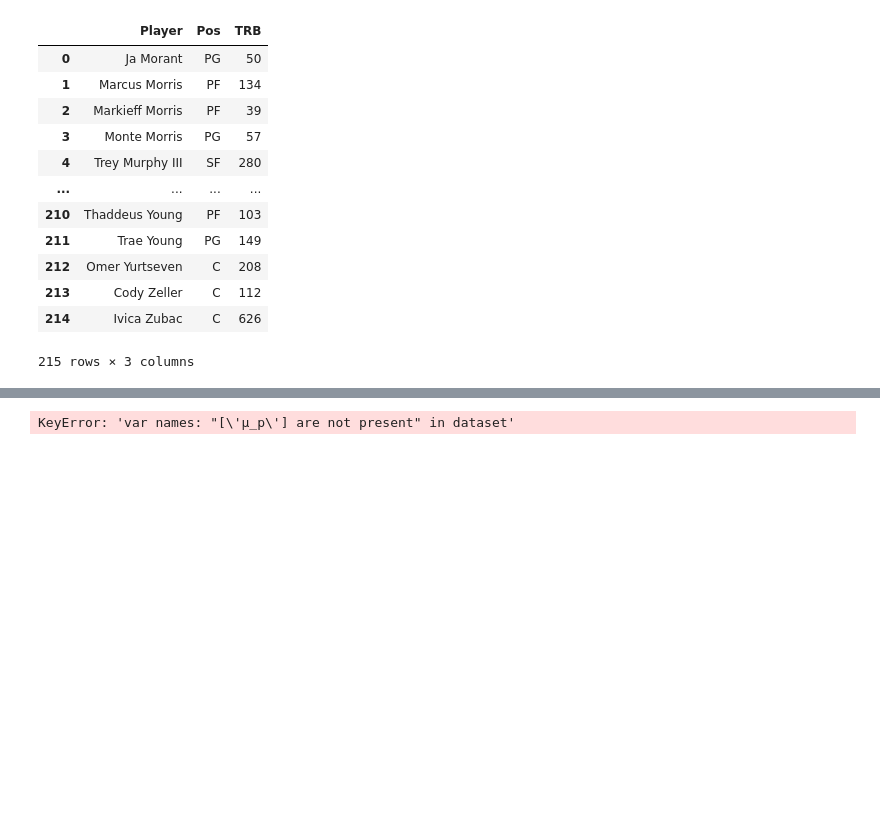
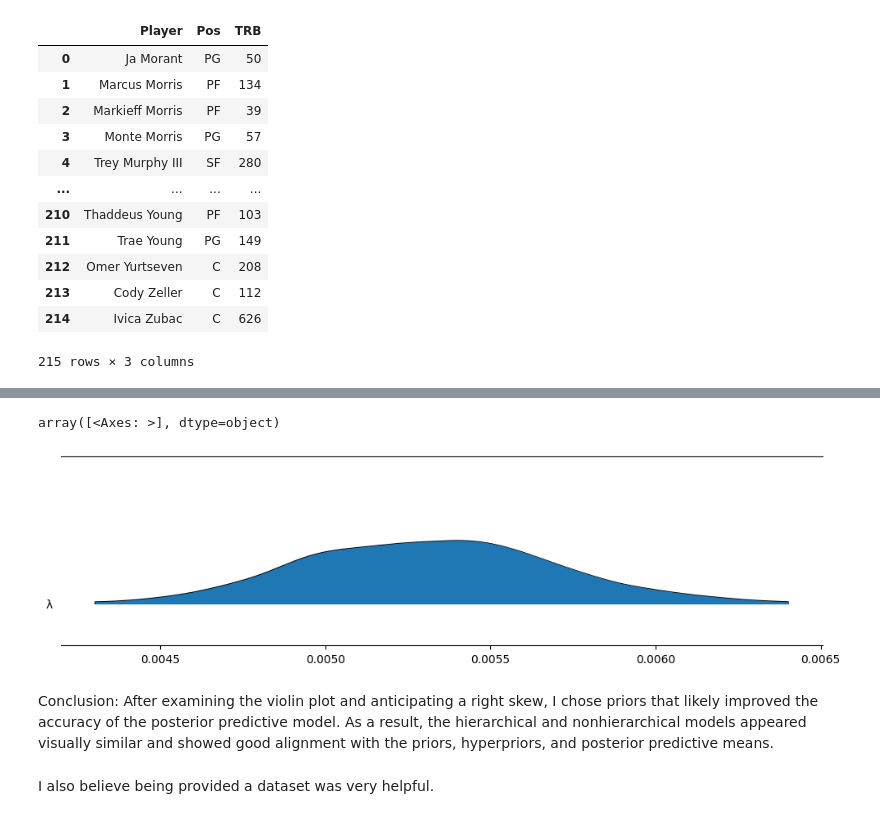
Before and after one commit to rumijay/Data-Science-2025, a Jupyter notebook: Rumi_Jawad_Unit4Project.ipynb, the cells around one changed output, grey strips where cells are left out. Saved outputs shown, nothing was run; the diff lists cells and outputs as text; code cells hidden in the pictures; blank space fills up the shorter version.

```diff
--- a/Rumi_Jawad_Unit4Project.ipynb
+++ b/Rumi_Jawad_Unit4Project.ipynb
@@ -168,4 +178,9 @@ AttributeError: 'DataFrame' object has no attribute 'goals'
 # %%
-az.plot_forest(idata_sccr, var_names=['μ_p'], combined=True, figsize=(12, 3), kind = 'ridgeplot', hdi_prob=0.998)
+az.plot_forest(idata_sccr, var_names=['λ'], combined=True, figsize=(12, 3), kind = 'ridgeplot', hdi_prob=0.998)
 # %% [output]
-KeyError: 'var names: "[\'μ_p\'] are not present" in dataset'
+array([<Axes: >], dtype=object)
+[figure, added]
+# %% [markdown]
+Conclusion: After examining the violin plot and anticipating a right skew, I chose priors that likely improved the accuracy of the posterior predictive model. As a result, the hierarchical and nonhierarchical models appeared visually similar and showed good alignment with the priors, hyperpriors, and posterior predictive means.
+# %% [markdown]
+I also believe being provided a dataset was very helpful.
```
Also changed, not shown: parts of 22 cells of this notebook.
